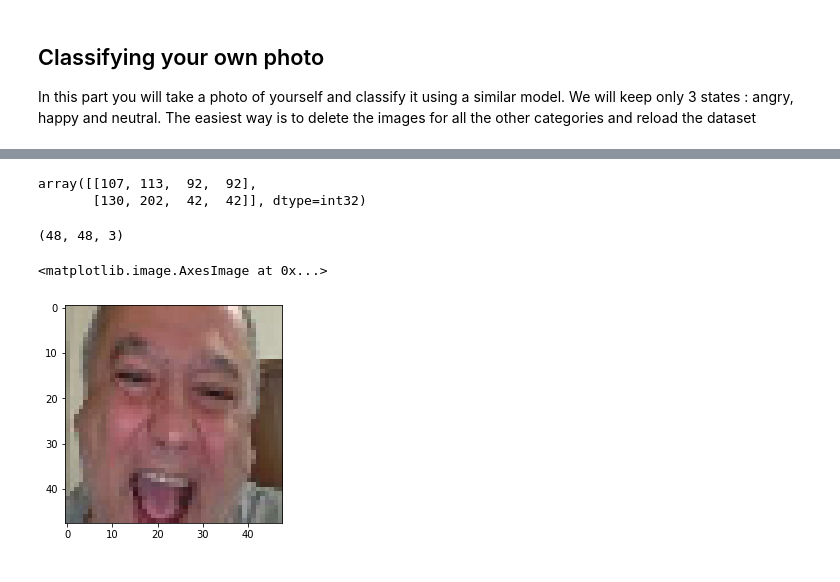
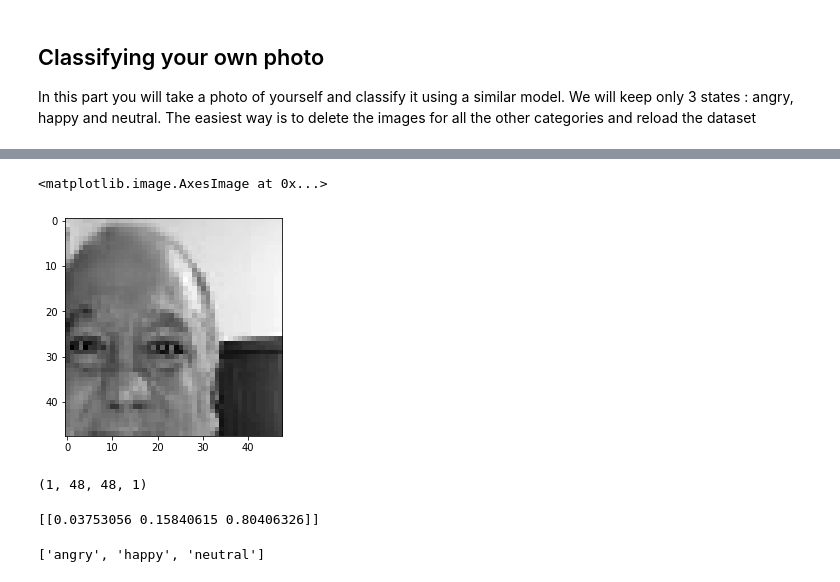
Before and after one commit to hikmatfarhat-ndu/CSC645, a Jupyter notebook: 6zEmotions.ipynb, the cells around one changed output, grey strips where cells are left out. Saved outputs shown, nothing was run; the diff lists cells and outputs as text; code cells hidden in the pictures.

```diff
--- a/6zEmotions.ipynb
+++ b/6zEmotions.ipynb
@@ -324,5 +360,0 @@ bboxes=np.squeeze(bboxes)
-# %%
-bboxes
-# %% [output]
-array([[107, 113,  92,  92],
-       [130, 202,  42,  42]], dtype=int32)
@@ -334,9 +361,22 @@ face = cv2.resize(face, (48,48), interpolation = cv2.INTER_CUBIC)
-# %%
-face.shape
-# %% [output]
-(48, 48, 3)
+# %%
+classifier=cv2.CascadeClassifier('haarcascade_frontalface_default.xml')
+## convert to gray scale
+img = cv2.cvtColor(img, cv2.COLOR_BGR2GRAY)
+##get the bounding box of the face
+bboxes = classifier.detectMultiScale(img)
+bboxes=np.squeeze(bboxes)
+x,y,width,height=bboxes
+## extract the face
+face=img[x:x+width,y:y+height]
+face = cv2.resize(face, (48,48), interpolation = cv2.INTER_CUBIC)
 # %%
-plt.imshow(face)
+plt.imshow(face,cmap="gray")
 # %% [output]
 <matplotlib.image.AxesImage at 0x...>
-[figure, old version]
+[figure, new version]
+# %%
+r=np.expand_dims(face,0)
+r=np.expand_dims(r,3)
+r.shape
+# %% [output]
+(1, 48, 48, 1)
@@ -342,0 +385,6 @@ plt.imshow(face)
+# %%
+print(res)
+dataset.class_names
+# %% [output]
+[[0.03753056 0.15840615 0.80406326]]
+['angry', 'happy', 'neutral']
```
Also changed, not shown: parts of 20 cells of this notebook.
